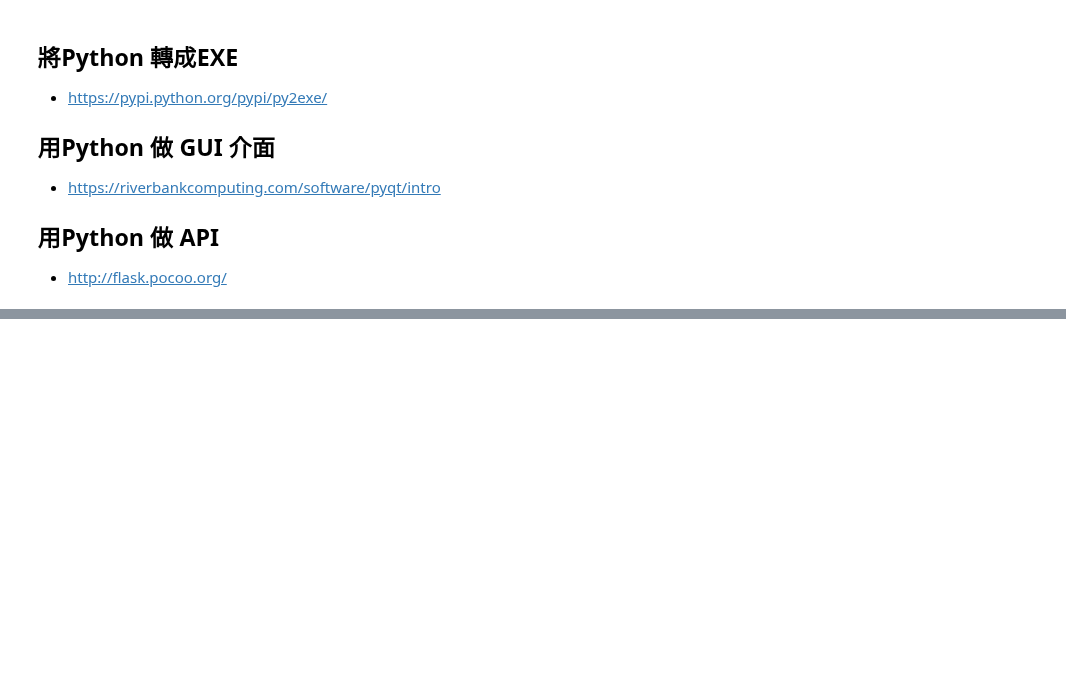
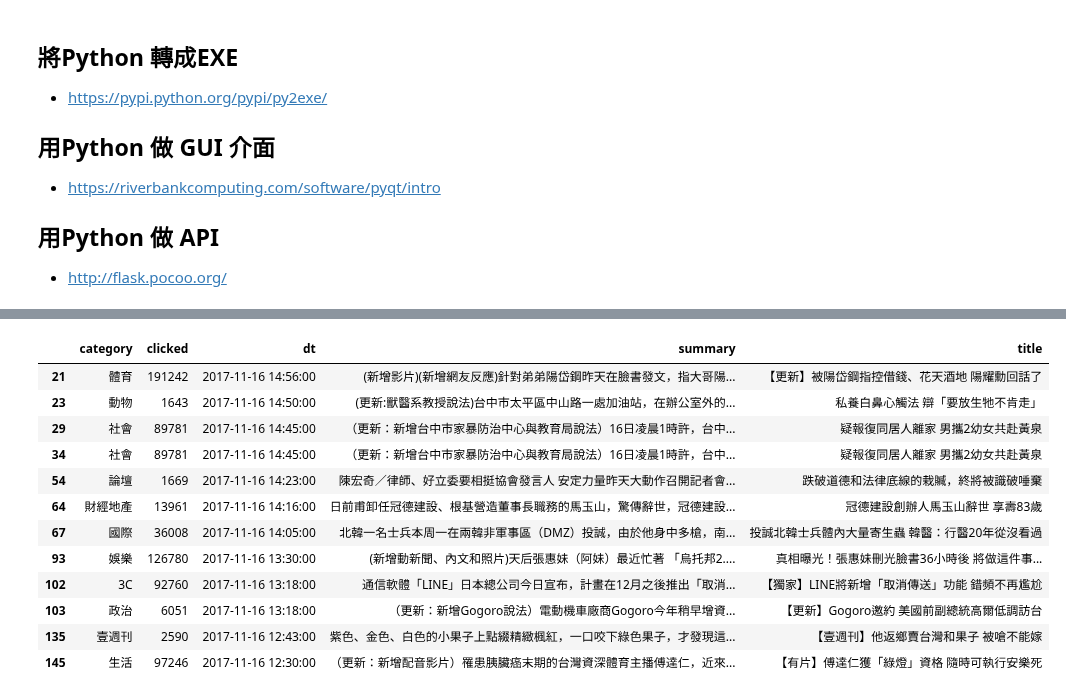
Before and after one commit to ywchiu/fuboni, a Jupyter notebook: Demo20171116.ipynb, the cells around one changed output, grey strips where cells are left out. Drawn from its saved outputs; the diff is of its cells as text; code cells hidden in the pictures; blank space fills up the shorter version.

```diff
--- a/Demo20171116.ipynb
+++ b/Demo20171116.ipynb
@@ -451,0 +468,4 @@ True
+# %%
+newsary = []
+for news in soup.select('.rtddt a'):
+    newsary.append(pageDetail(news['href']))
@@ -451,0 +480,4 @@ True
+# %%
+newsurl = 'https://tw.appledaily.com/new/realtime/{}'
+for page in range(1,3):
+    print(newsurl.format(page))
@@ -451,0 +487,8 @@ True
+# %%
+newsurl = 'https://tw.appledaily.com/new/realtime/{}'
+newsary = []
+for page in range(1,6):
+    res = requests.get(newsurl.format(page))
+    soup = BeautifulSoup(res.text, 'html.parser')
+    for news in soup.select('.rtddt a'):
+        newsary.append(pageDetail(news['href']))
@@ -451,0 +510,2 @@ True
+# %%
+newsdf = pandas.DataFrame(newsary)
@@ -451,0 +546,17 @@ True
+# %%
+idx = newsdf.groupby('category')['clicked'].transform(max) == newsdf['clicked']
+newsdf[idx]
+# %% [output]
+|  | category | clicked | dt | summary | title |
+| 21 | 體育 | 191242 | 2017-11-16 14:56:00 | (新增影片)(新增網友反應)針對弟弟陽岱鋼昨天在臉書發文，指大哥陽... | 【更新】被陽岱鋼指控借錢、花天酒地 陽耀勳回話了 |
+| 23 | 動物 | 1643 | 2017-11-16 14:50:00 | (更新:獸醫系教授說法)台中市太平區中山路一處加油站，在辦公室外的... | 私養白鼻心觸法 辯「要放生牠不肯走」 |
+| 29 | 社會 | 89781 | 2017-11-16 14:45:00 | （更新：新增台中市家暴防治中心與教育局說法）16日凌晨1時許，台中... | 疑報復同居人離家 男攜2幼女共赴黃泉 |
+| 34 | 社會 | 89781 | 2017-11-16 14:45:00 | （更新：新增台中市家暴防治中心與教育局說法）16日凌晨1時許，台中... | 疑報復同居人離家 男攜2幼女共赴黃泉 |
+| 54 | 論壇 | 1669 | 2017-11-16 14:23:00 | 陳宏奇／律師、好立委要相挺協會發言人 安定力量昨天大動作召開記者會... | 跌破道德和法律底線的栽贓，終將被識破唾棄 |
+| 64 | 財經地產 | 13961 | 2017-11-16 14:16:00 | 日前甫卸任冠德建設、根基營造董事長職務的馬玉山，驚傳辭世，冠德建設... | 冠德建設創辦人馬玉山辭世 享壽83歲 |
+| 67 | 國際 | 36008 | 2017-11-16 14:05:00 | 北韓一名士兵本周一在兩韓非軍事區（DMZ）投誠，由於他身中多槍，南... | 投誠北韓士兵體內大量寄生蟲 韓醫：行醫20年從沒看過 |
+| 93 | 娛樂 | 126780 | 2017-11-16 13:30:00 | (新增動新聞、內文和照片)天后張惠妹（阿妹）最近忙著 「烏托邦2.... | 真相曝光！張惠妹刪光臉書36小時後 將做這件事... |
+| 102 | 3C | 92760 | 2017-11-16 13:18:00 | 通信軟體「LINE」日本總公司今日宣布，計畫在12月之後推出「取消... | 【獨家】LINE將新增「取消傳送」功能 錯頻不再尷尬 |
+| 103 | 政治 | 6051 | 2017-11-16 13:18:00 | （更新：新增Gogoro說法）電動機車廠商Gogoro今年稍早增資... | 【更新】Gogoro邀約 美國前副總統高爾低調訪台 |
+| 135 | 壹週刊 | 2590 | 2017-11-16 12:43:00 | 紫色、金色、白色的小果子上點綴精緻楓紅，一口咬下綠色果子，才發現這... | 【壹週刊】他返鄉賣台灣和果子 被嗆不能嫁 |
+| 145 | 生活 | 97246 | 2017-11-16 12:30:00 | （更新：新增配音影片）罹患胰臟癌末期的台灣資深體育主播傅達仁，近來... | 【有片】傅達仁獲「綠燈」資格 隨時可執行安樂死 |
```
Also changed, not shown: parts of 14 cells of this notebook.
